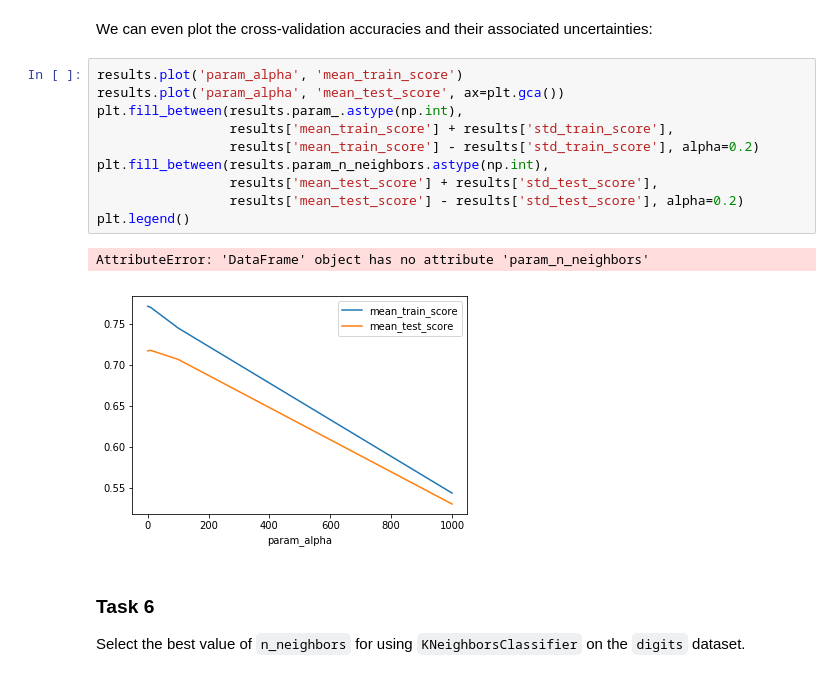
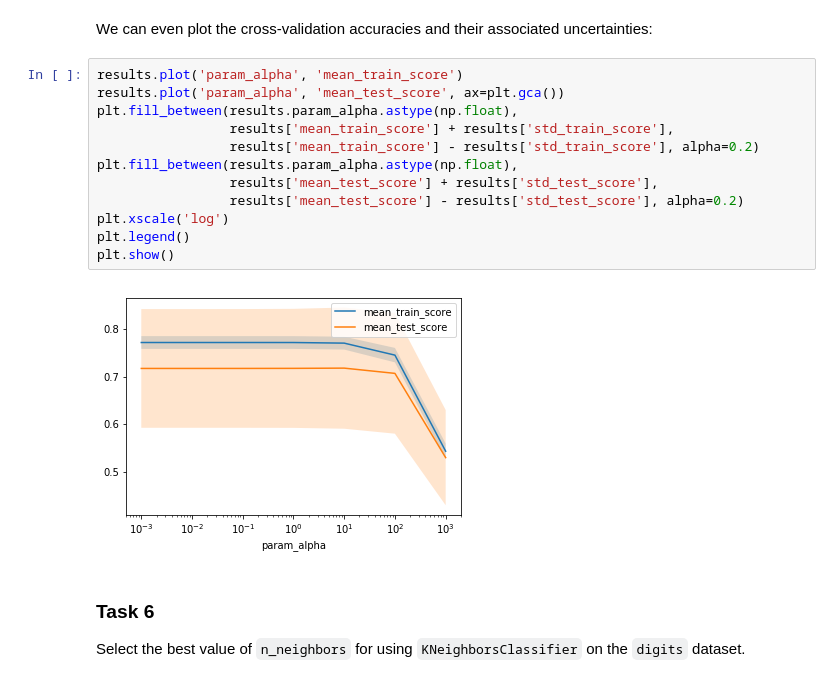
Before and after one commit to Larry201608/Columbia-Data-Science-Bootcamp, a Jupyter notebook: Bootcamp-materials/notebooks/Day3/day3-cross-validation-and-metrics.ipynb, the cells around one changed output. Drawn from its saved outputs; the diff is of its cells as text.

Commit message:
logscale for alpha plot

```diff
--- a/Bootcamp-materials/notebooks/Day3/day3-cross-validation-and-metrics.ipynb
+++ b/Bootcamp-materials/notebooks/Day3/day3-cross-validation-and-metrics.ipynb
@@ -286,16 +286,17 @@ We can even plot the cross-validation accuracies and their associated uncertaint
 # %%
 results.plot('param_alpha', 'mean_train_score')
 results.plot('param_alpha', 'mean_test_score', ax=plt.gca())
-plt.fill_between(results.param_.astype(np.int),
+plt.fill_between(results.param_alpha.astype(np.float),
                  results['mean_train_score'] + results['std_train_score'],
                  results['mean_train_score'] - results['std_train_score'], alpha=0.2)
-plt.fill_between(results.param_n_neighbors.astype(np.int),
+plt.fill_between(results.param_alpha.astype(np.float),
                  results['mean_test_score'] + results['std_test_score'],
                  results['mean_test_score'] - results['std_test_score'], alpha=0.2)
+plt.xscale('log')
 plt.legend()
+plt.show()
 # %% [output]
-AttributeError: 'DataFrame' object has no attribute 'param_n_neighbors'
-[figure, old version]
+[figure, new version]
 # %% [markdown]
 ### Task 6
 Select the best value of ``n_neighbors`` for using ``KNeighborsClassifier`` on the ``digits`` dataset.
```
